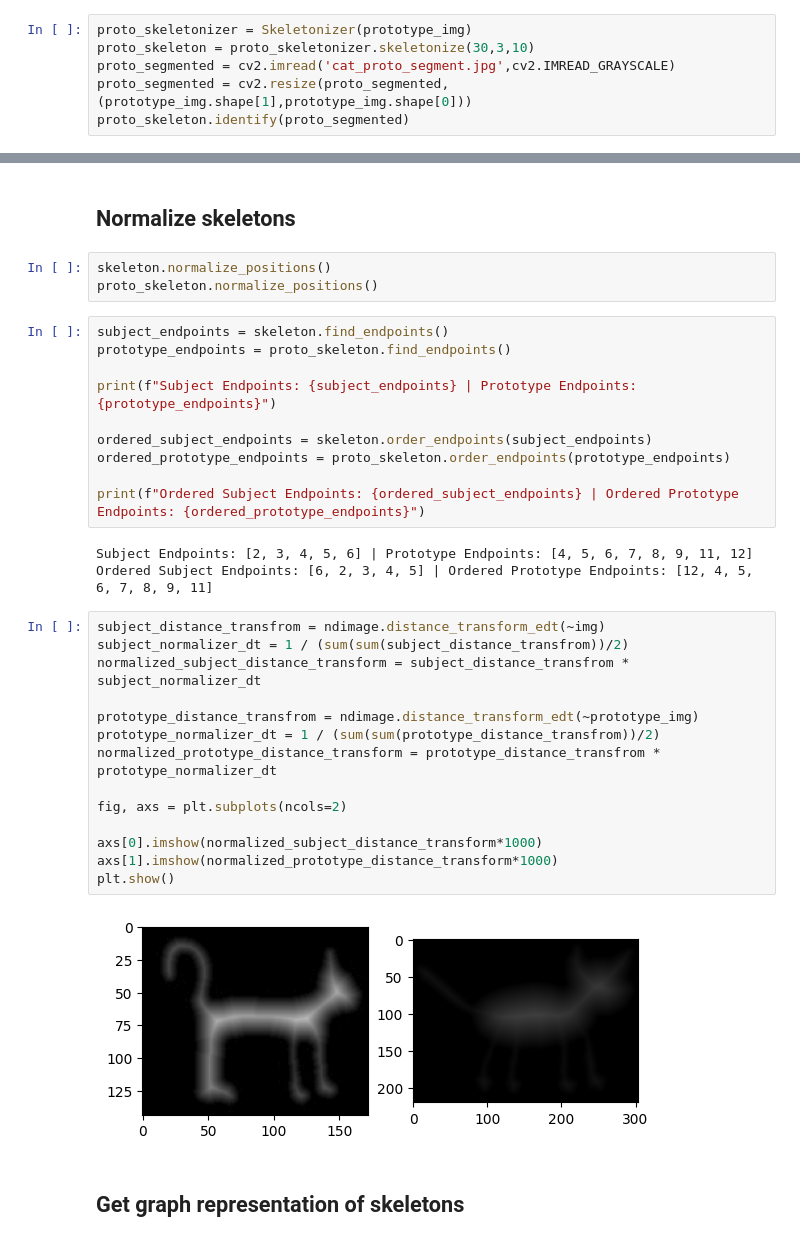
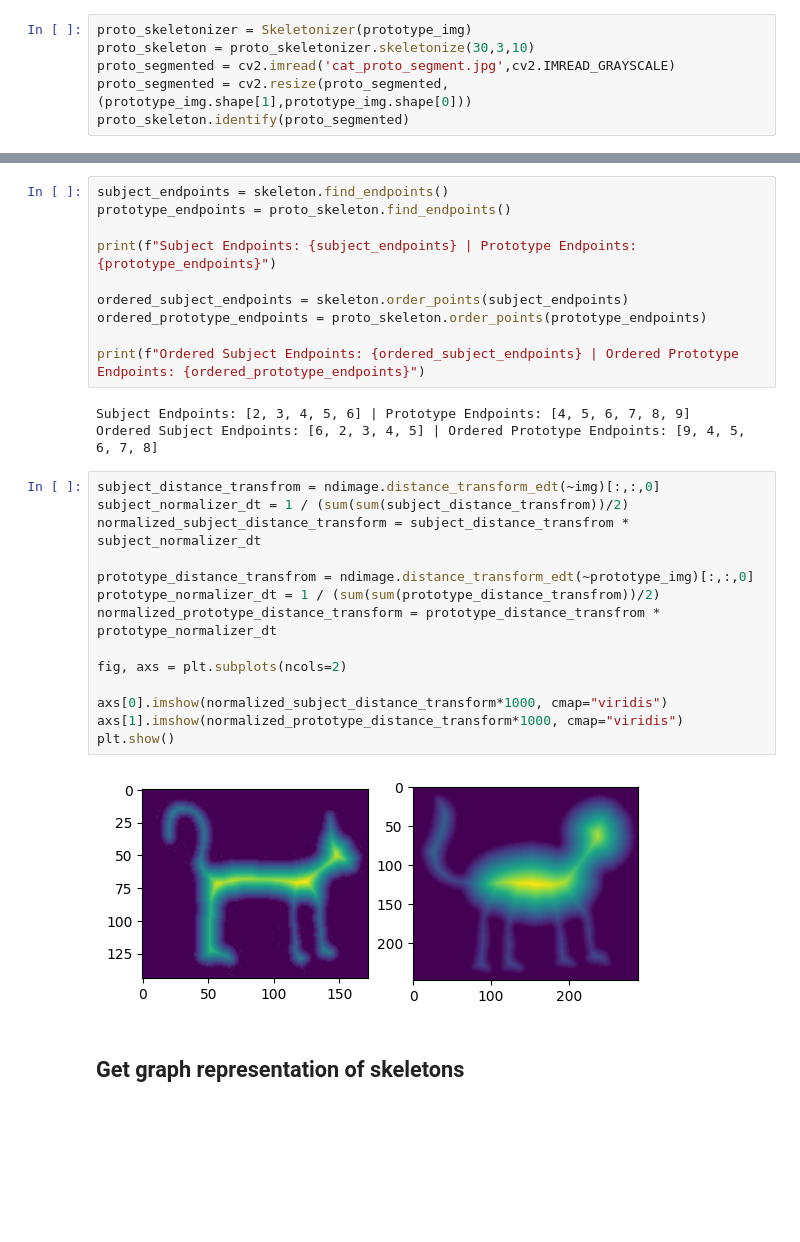
Before and after one commit to shellrider-games/bachelor-thesis, a Jupyter notebook: notebooks/skeletonisation/thorstensStuff.ipynb, the cells around one changed output, grey strips where cells are left out. Cells and saved outputs as stored; diff of their text form; blank space fills up the shorter version.

```diff
--- a/notebooks/skeletonisation/thorstensStuff.ipynb
+++ b/notebooks/skeletonisation/thorstensStuff.ipynb
@@ -76,36 +79,31 @@ plt.show()
-# %% [markdown]
-## Normalize skeletons
-# %%
-skeleton.normalize_positions()
-proto_skeleton.normalize_positions()
 # %%
 subject_endpoints = skeleton.find_endpoints()
 prototype_endpoints = proto_skeleton.find_endpoints()
 
 print(f"Subject Endpoints: {subject_endpoints} | Prototype Endpoints: {prototype_endpoints}")
 
-ordered_subject_endpoints = skeleton.order_endpoints(subject_endpoints)
-ordered_prototype_endpoints = proto_skeleton.order_endpoints(prototype_endpoints)
+ordered_subject_endpoints = skeleton.order_points(subject_endpoints)
+ordered_prototype_endpoints = proto_skeleton.order_points(prototype_endpoints)
 
 print(f"Ordered Subject Endpoints: {ordered_subject_endpoints} | Ordered Prototype Endpoints: {ordered_prototype_endpoints}")
 # %% [output]
-Subject Endpoints: [2, 3, 4, 5, 6] | Prototype Endpoints: [4, 5, 6, 7, 8, 9, 11, 12]
-Ordered Subject Endpoints: [6, 2, 3, 4, 5] | Ordered Prototype Endpoints: [12, 4, 5, 6, 7, 8, 9, 11]
+Subject Endpoints: [2, 3, 4, 5, 6] | Prototype Endpoints: [4, 5, 6, 7, 8, 9]
+Ordered Subject Endpoints: [6, 2, 3, 4, 5] | Ordered Prototype Endpoints: [9, 4, 5, 6, 7, 8]
 # %%
-subject_distance_transfrom = ndimage.distance_transform_edt(~img)
+subject_distance_transfrom = ndimage.distance_transform_edt(~img)[:,:,0]
 subject_normalizer_dt = 1 / (sum(sum(subject_distance_transfrom))/2)
 normalized_subject_distance_transform = subject_distance_transfrom * subject_normalizer_dt
 
-prototype_distance_transfrom = ndimage.distance_transform_edt(~prototype_img)
+prototype_distance_transfrom = ndimage.distance_transform_edt(~prototype_img)[:,:,0]
 prototype_normalizer_dt = 1 / (sum(sum(prototype_distance_transfrom))/2)
 normalized_prototype_distance_transform = prototype_distance_transfrom * prototype_normalizer_dt
 
 fig, axs = plt.subplots(ncols=2)
 
-axs[0].imshow(normalized_subject_distance_transform*1000)
-axs[1].imshow(normalized_prototype_distance_transform*1000)
+axs[0].imshow(normalized_subject_distance_transform*1000, cmap="viridis")
+axs[1].imshow(normalized_prototype_distance_transform*1000, cmap="viridis")
 plt.show()
 # %% [output]
-[figure, old version]
+[figure, new version]
 # %% [markdown]
 ## Get graph representation of skeletons
```
Also changed, not shown: parts of 10 cells of this notebook, 2 other files.
